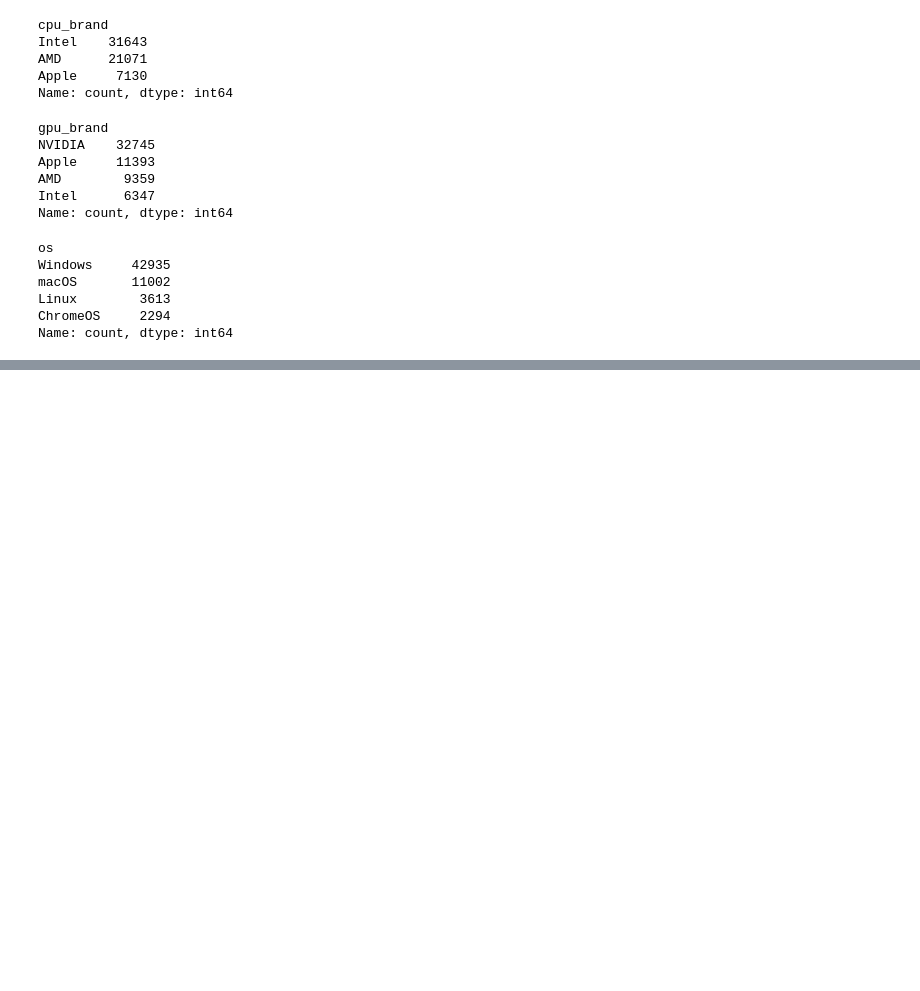
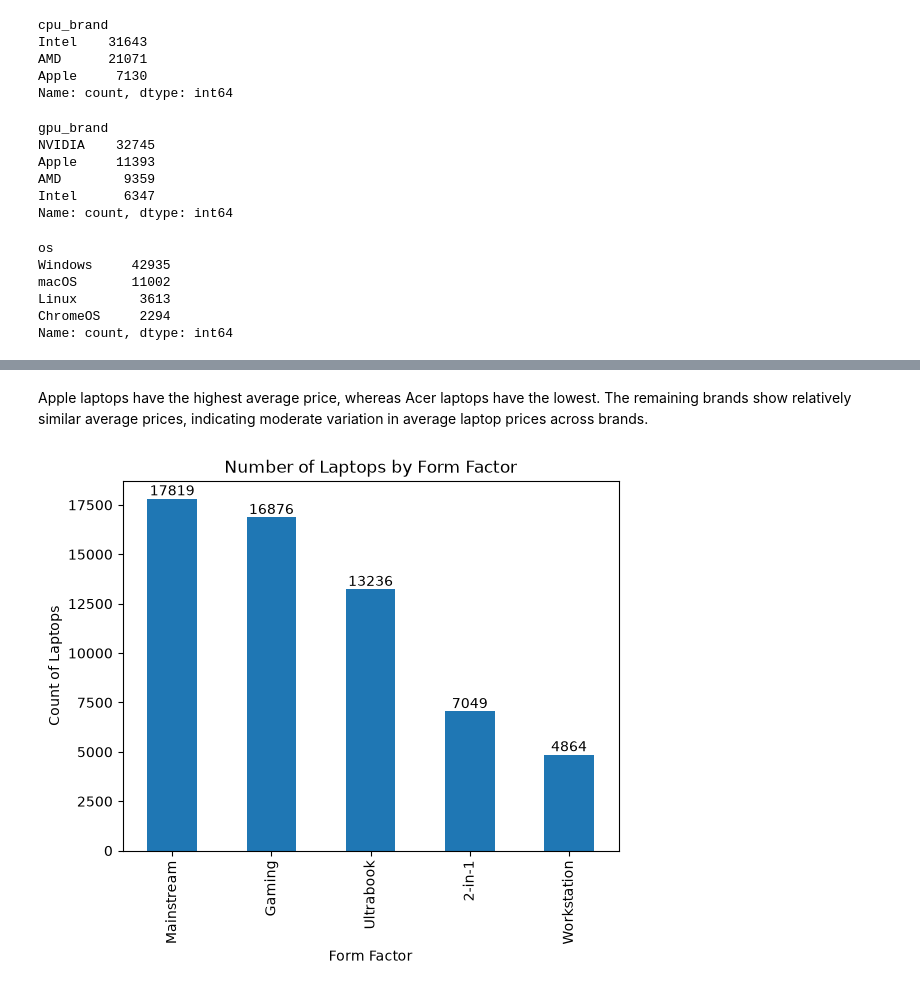
Before and after one commit to shrishtiig/Laptop_Price_Prediction, a Jupyter notebook: notebooks/laptop_price_eda.ipynb, the cells around one changed output, grey strips where cells are left out. Cells and saved outputs as stored; diff of their text form; code cells hidden in the pictures; blank space fills up the shorter version.

```diff
--- a/notebooks/laptop_price_eda.ipynb
+++ b/notebooks/laptop_price_eda.ipynb
@@ -245,0 +337,11 @@ Name: count, dtype: int64
+# %% [markdown]
+Apple laptops have the highest average price, whereas Acer laptops have the lowest. The remaining brands show relatively similar average prices, indicating moderate variation in average laptop prices across brands.
+# %%
+ax=df['form_factor'].value_counts().plot(kind='bar')
+ax.bar_label(ax.containers[0])
+plt.title("Number of Laptops by Form Factor")
+plt.xlabel("Form Factor")
+plt.ylabel("Count of Laptops")
+plt.show()
+# %% [output]
+[figure, added]
```
Also changed, not shown: parts of 19 cells of this notebook.
